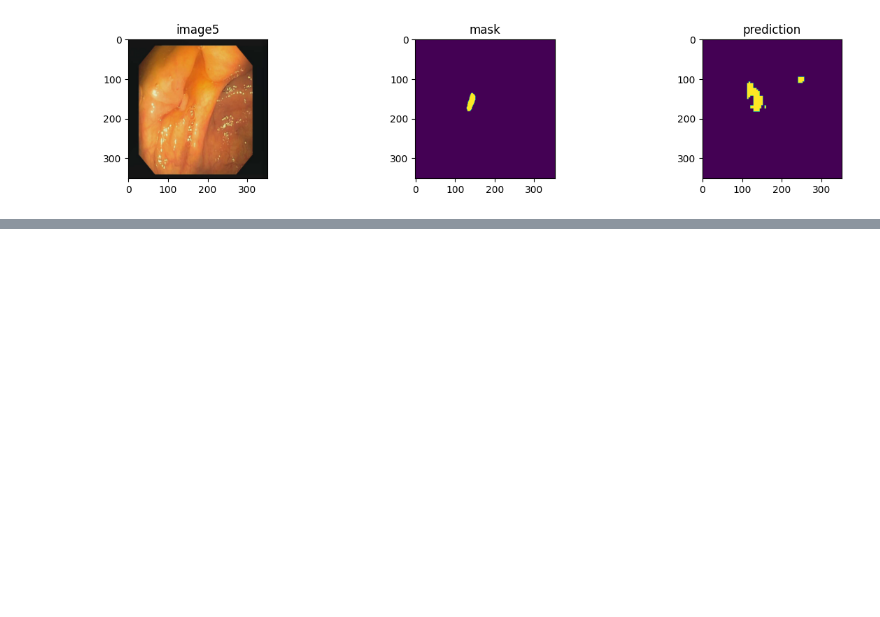
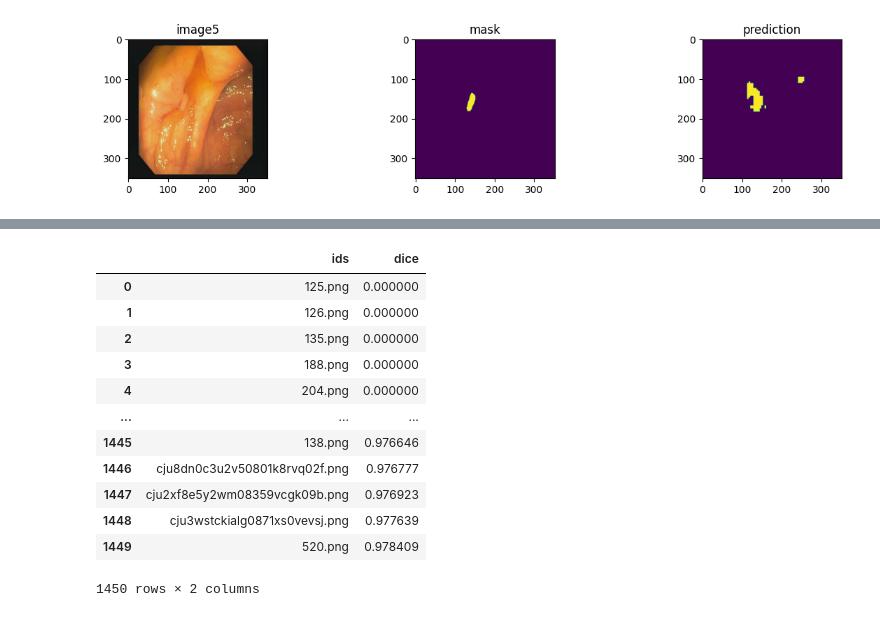
Before and after one commit to atp1988/Colorectal-Polyp, a Jupyter notebook: polyp_pytorch__1.ipynb, the cells around one changed output, grey strips where cells are left out. Drawn from its saved outputs; the diff is of its cells as text; code cells hidden in the pictures; blank space fills up the shorter version.

```diff
--- a/polyp_pytorch__1.ipynb
+++ b/polyp_pytorch__1.ipynb
@@ -1810,0 +1899,22 @@ Dice[image5]: 0.4353383481502533
+# %%
+values_ = [k.item() for k in d.values()]
+keys_ = [k for k in d.keys()]
+
+dd={}
+dd['ids']=keys_
+dd['dice']=values
+df = pd.DataFrame(dd)
+# %% [output]
+|  | ids | dice |
+| 0 | 125.png | 0.000000 |
+| 1 | 126.png | 0.000000 |
+| 2 | 135.png | 0.000000 |
+| 3 | 188.png | 0.000000 |
+| 4 | 204.png | 0.000000 |
+| ... | ... | ... |
+| 1445 | 138.png | 0.976646 |
+| 1446 | cju8dn0c3u2v50801k8rvq02f.png | 0.976777 |
+| 1447 | cju2xf8e5y2wm08359vcgk09b.png | 0.976923 |
+| 1448 | cju3wstckialg0871xs0vevsj.png | 0.977639 |
+| 1449 | 520.png | 0.978409 |
+1450 rows × 2 columns
```
Also changed, not shown: parts of 12 cells of this notebook.
